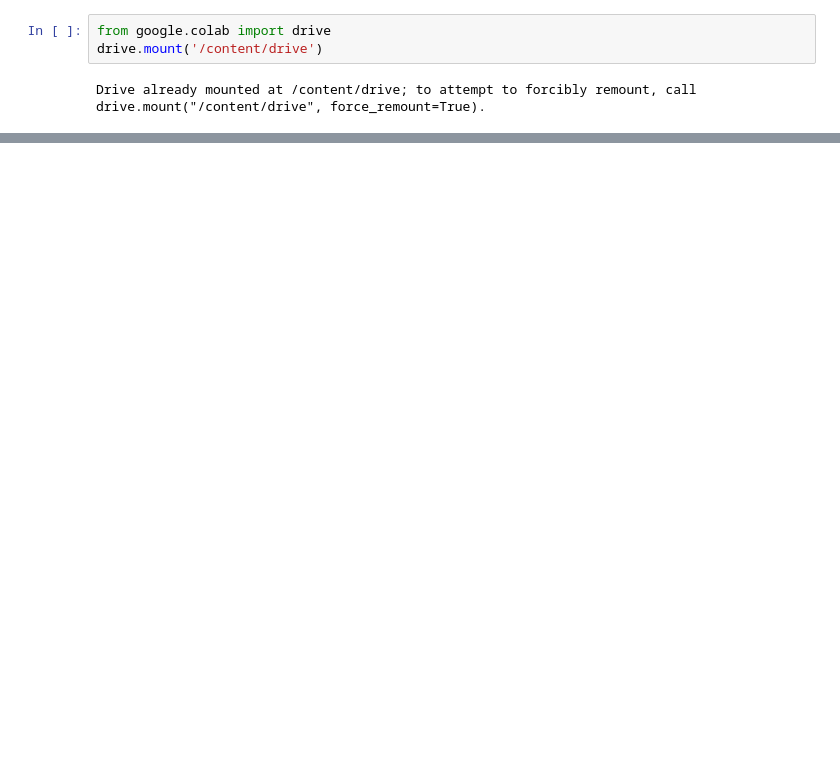
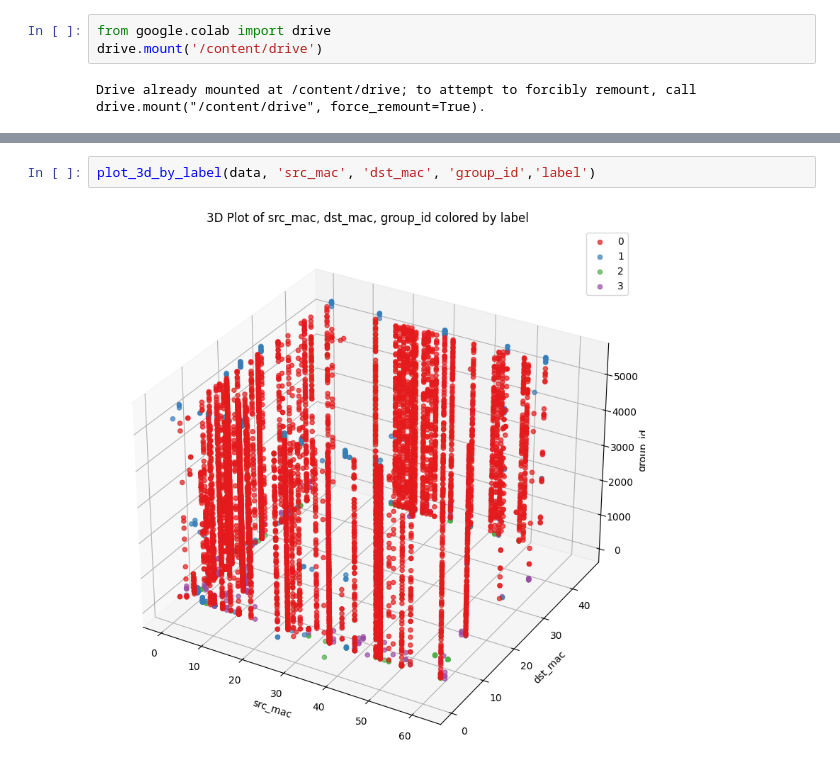
Before and after one commit to mitsouma/IOT_Anomalies_Detection_System_Based_on_Tensor_Decomposition, a Jupyter notebook: Tensorization_of_iot_dataset.ipynb, the cells around one changed output, grey strips where cells are left out. Saved outputs shown, nothing was run; the diff lists cells and outputs as text; blank space fills up the shorter version.

```diff
--- a/Tensorization_of_iot_dataset.ipynb
+++ b/Tensorization_of_iot_dataset.ipynb
@@ -232,0 +274,4 @@ subdata_1_10['binned_inter_arrival'] = (subdata_1_10['inter_arrival_time'] ).rou
+# %%
+plot_3d_by_label(data, 'src_mac', 'dst_mac', 'group_id','label')
+# %% [output]
+[figure, added]
```
Also changed, not shown: parts of 75 cells of this notebook.
